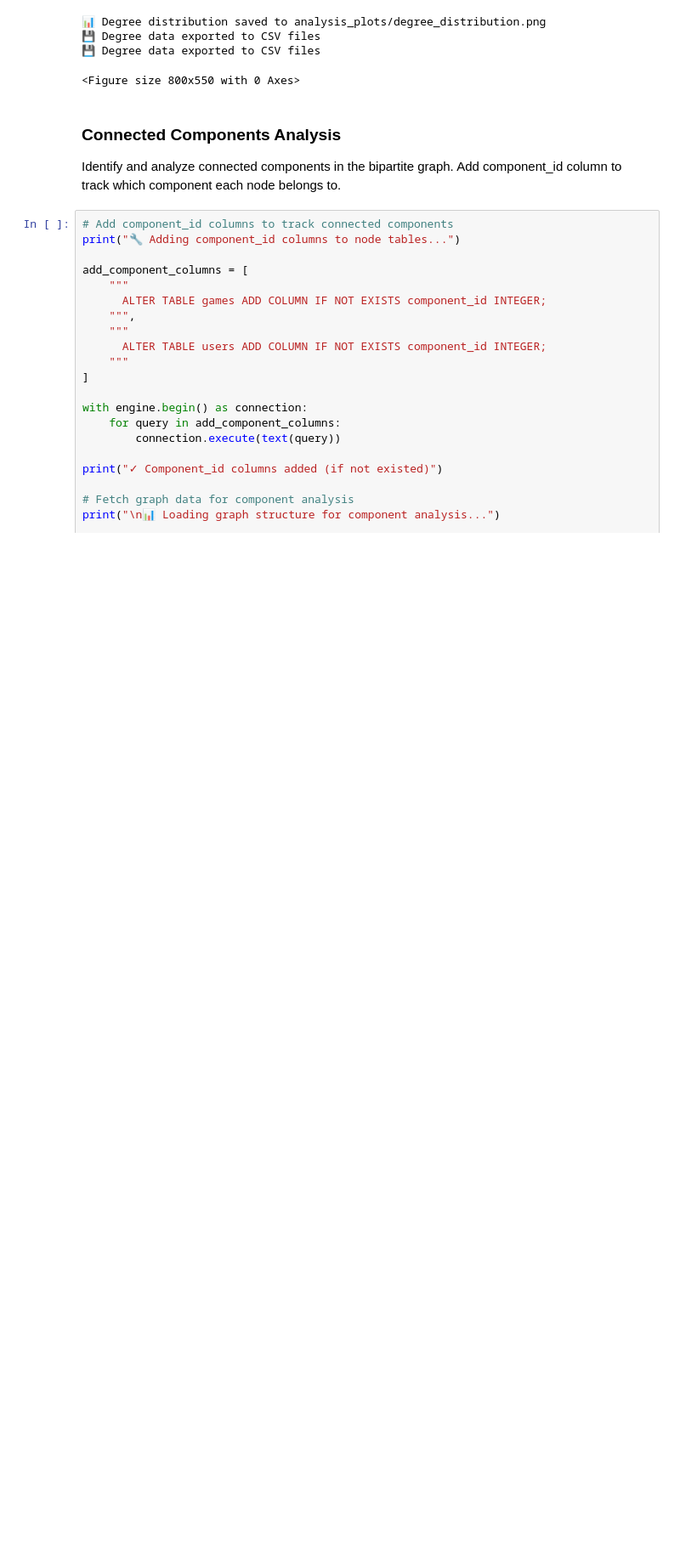
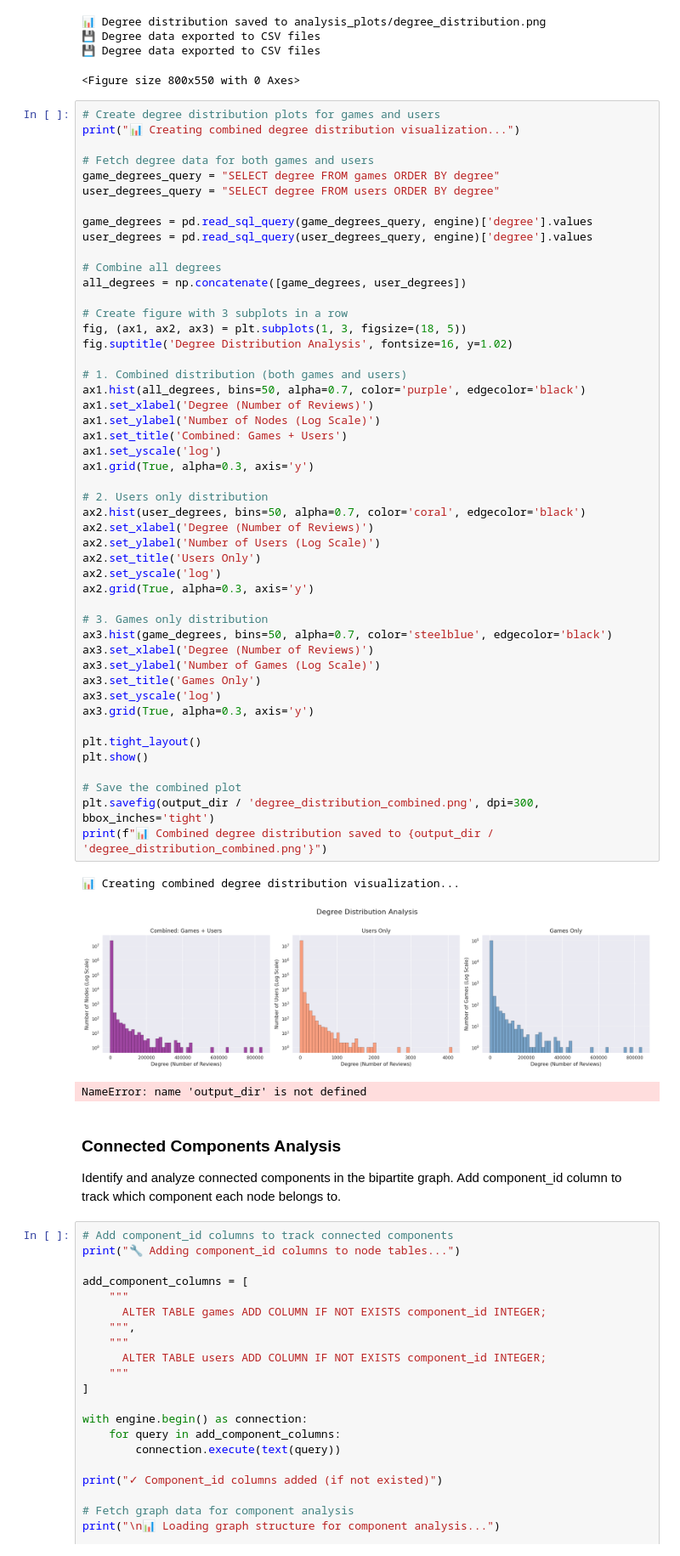
Before and after one commit to diegodvv/mc859-game-market-concentration-with-steam-data, a Jupyter notebook: graph-analyser/steam_market_analysis.ipynb, the cells around one changed output. Shown at 85% size. Drawn from its saved outputs; the diff is of its cells as text; blank space fills up the shorter version.

```diff
--- a/graph-analyser/steam_market_analysis.ipynb
+++ b/graph-analyser/steam_market_analysis.ipynb
@@ -672,6 +675,58 @@ print(f"💾 Degree data exported to CSV files")
 💾 Degree data exported to CSV files
 💾 Degree data exported to CSV files
 <Figure size 800x550 with 0 Axes>
+# %%
+# Create degree distribution plots for games and users
+print("📊 Creating combined degree distribution visualization...")
+
+# Fetch degree data for both games and users
+game_degrees_query = "SELECT degree FROM games ORDER BY degree"
+user_degrees_query = "SELECT degree FROM users ORDER BY degree"
+
+game_degrees = pd.read_sql_query(game_degrees_query, engine)['degree'].values
+user_degrees = pd.read_sql_query(user_degrees_query, engine)['degree'].values
+
+# Combine all degrees
+all_degrees = np.concatenate([game_degrees, user_degrees])
+
+# Create figure with 3 subplots in a row
+fig, (ax1, ax2, ax3) = plt.subplots(1, 3, figsize=(18, 5))
+fig.suptitle('Degree Distribution Analysis', fontsize=16, y=1.02)
+
+# 1. Combined distribution (both games and users)
+ax1.hist(all_degrees, bins=50, alpha=0.7, color='purple', edgecolor='black')
+ax1.set_xlabel('Degree (Number of Reviews)')
+ax1.set_ylabel('Number of Nodes (Log Scale)')
+ax1.set_title('Combined: Games + Users')
+ax1.set_yscale('log')
+ax1.grid(True, alpha=0.3, axis='y')
+
+# 2. Users only distribution
+ax2.hist(user_degrees, bins=50, alpha=0.7, color='coral', edgecolor='black')
+ax2.set_xlabel('Degree (Number of Reviews)')
+ax2.set_ylabel('Number of Users (Log Scale)')
+ax2.set_title('Users Only')
+ax2.set_yscale('log')
+ax2.grid(True, alpha=0.3, axis='y')
+
+# 3. Games only distribution
+ax3.hist(game_degrees, bins=50, alpha=0.7, color='steelblue', edgecolor='black')
+ax3.set_xlabel('Degree (Number of Reviews)')
+ax3.set_ylabel('Number of Games (Log Scale)')
+ax3.set_title('Games Only')
+ax3.set_yscale('log')
+ax3.grid(True, alpha=0.3, axis='y')
+
+plt.tight_layout()
+plt.show()
+
+# Save the combined plot
+plt.savefig(output_dir / 'degree_distribution_combined.png', dpi=300, bbox_inches='tight')
+print(f"📊 Combined degree distribution saved to {output_dir / 'degree_distribution_combined.png'}")
+# %% [output]
+📊 Creating combined degree distribution visualization...
+[figure, added]
+NameError: name 'output_dir' is not defined
 # %% [markdown]
 ### Connected Components Analysis
 
```
Also changed, not shown: parts of 6 cells of this notebook, 11 other files.
